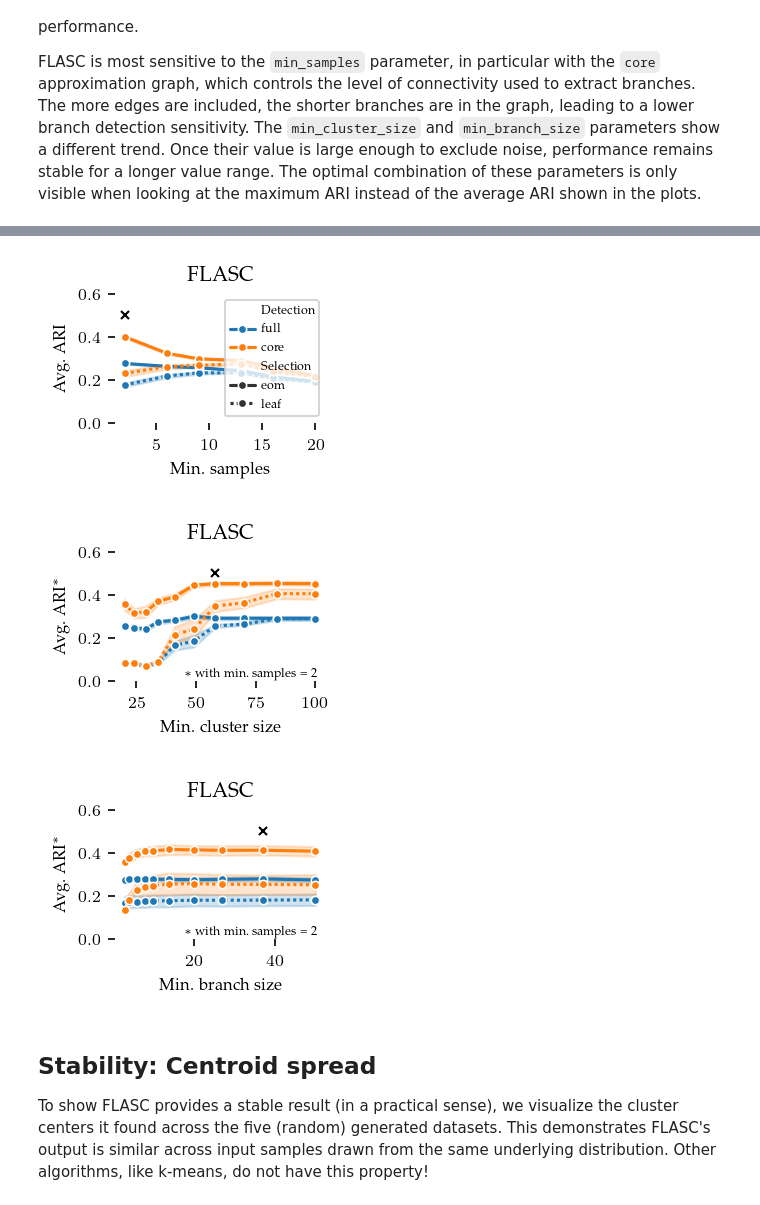
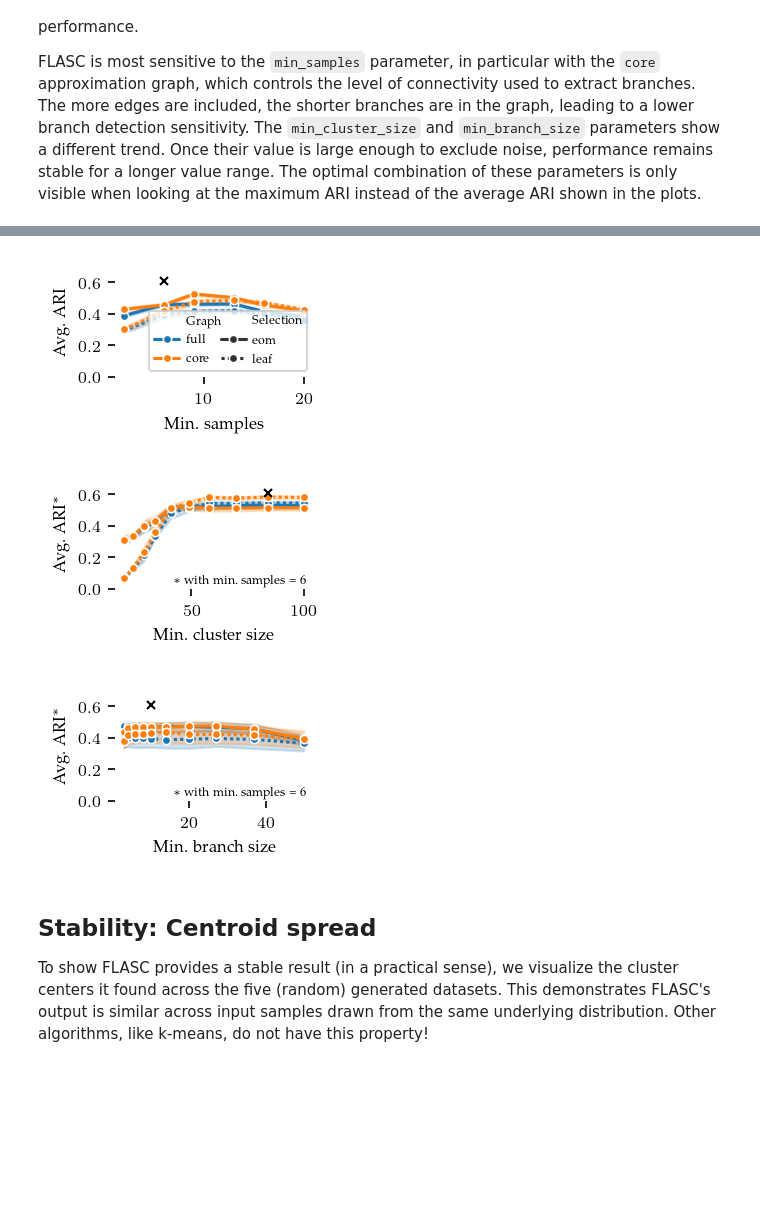
Before and after one commit to vda-lab/pyflasc, a Jupyter notebook: notebooks/Comparison_algorithms.ipynb, the cells around one changed output, grey strips where cells are left out. Drawn from its saved outputs; the diff is of its cells as text; code cells hidden in the pictures; blank space fills up the shorter version.

```diff
--- a/notebooks/Comparison_algorithms.ipynb
+++ b/notebooks/Comparison_algorithms.ipynb
@@ -268,8 +263,13 @@ result_df.to_parquet("data/generated/star_parameter_sweep_results.parquet")
 Now we visualize the algorithms' clusters using the best parameter values we found.
 # %%
 result_df = pd.read_parquet("data/generated/star_parameter_sweep_results.parquet")
-best_cases = result_df.loc[
-    result_df.groupby(["alg", "d"]).apply(lambda x: x.index[np.argmax(x.ari)]).values
+avg_df = result_df.query("repeat == 0")[["alg", "d", *all_params]].copy()
+avg_df["ari"] = np.mean(
+    np.stack([result_df.query("repeat == @i").ari.values for i in range(5)]),
+    axis=0,
+)
+best_cases = avg_df.loc[
+    avg_df.groupby(["alg", "d"]).apply(lambda x: x.index[np.argmax(x.ari)]).values
 ]
 # %% [markdown]
 #### Detected clusters
@@ -427,110 +405,118 @@ plt.show()
 # %%
 sized_fig(0.33)
 sns.lineplot(
     result_df.query("d == 2 and alg=='flasc'").rename(
         columns=dict(
             cluster_selection_method="Selection",
-            branch_detection_method="Detection",
+            branch_detection_method="Graph",
         )
     ),
     style="Selection",
     dashes=["", (1, 1)],
     marker="o",
     markersize=4,
     x="min_samples",
     y="ari",
-    hue="Detection",
+    # errorbar=('sd', 1),
+    hue="Graph",
     palette="tab10",
 )
 best = best_cases.query("d == 2 and alg == 'flasc'")
 plt.plot(best.min_samples, best.ari, "x", color="black", markersize=4)
 legend = plt.legend(
-    columnspacing=0, handlelength=2, handletextpad=0.5, loc="upper right"
+    columnspacing=0, handlelength=2, handletextpad=0.5, loc="lower right", ncols=2,
 )
 adjust_legend_subtitles(legend)
-plt.title("FLASC")
+# plt.title("FLASC")
 plt.xlabel("Min. samples")
 plt.ylabel("Avg. ARI")
-plt.ylim(0, 0.6)
+plt.yticks([0, 0.2, 0.4, 0.6])
+plt.ylim(0, 0.7)
+plt.subplots_adjust(top=1, right=0.97, bottom=0.34, left=0.24)
+plt.savefig('images/star_flasc_min_samples.pdf', pad_inches=0)
 plt.show()
 # %% [output]
-[figure, old version]
+[figure, new version]
 # %%
 sized_fig(0.33)
 sns.lineplot(
-    result_df.query("d == 2 and alg=='flasc' and min_samples==2").rename(
+    result_df.query("d == 2 and alg=='flasc' and min_samples == 6").rename(
         columns=dict(
             cluster_selection_method="Selection",
-            branch_detection_method="Detection",
+            branch_detection_method="Graph",
         )
     ),
     style="Selection",
     dashes=["", (1, 1)],
     marker="o",
     markersize=4,
-    # errorbar=("pi", 50),
+    # errorbar=("sd", 1),
     x="min_cluster_size",
     y="ari",
-    hue="Detection",
+    hue="Graph",
     palette="tab10",
     legend=False,
 )
 plt.plot(best.min_cluster_size, best.ari, "x", color="black", markersize=4)
 adjust_legend_subtitles(legend)
-plt.title("FLASC")
 plt.xlabel("Min. cluster size")
 plt.ylabel("Avg. ARI$^*$")
 plt.text(
-    0.875,
-    0.11,
-    "$*$ with min. samples = 2",
+    0.95,
+    0.35,
+    "$*$ with min. samples = 6",
     fontsize=6,
     ha="right",
     va="bottom",
     transform=plt.gcf().transFigure,
 )
-plt.ylim(0, 0.6)
+plt.yticks([0, 0.2, 0.4, 0.6])
+plt.ylim(0, 0.7)
+plt.subplots_adjust(top=1, right=0.97, bottom=0.34, left=0.24)
+plt.savefig('images/star_flasc_min_cluster_size.pdf', pad_inches=0)
 plt.show()
 # %% [output]
-[figure, old version]
+[figure, new version]
 # %%
 sized_fig(0.33)
 sns.lineplot(
-    result_df.query("d==2 and alg=='flasc' and min_samples==2").rename(
+    result_df.query("d==2 and alg=='flasc' and min_samples == 6").rename(
         columns=dict(
             cluster_selection_method="Selection",
-            branch_detection_method="Detection",
+            branch_detection_method="Graph",
         )
     ),
     style="Selection",
     dashes=["", (1, 1)],
     marker="o",
     markersize=4,
-    # errorbar=("pi", 50),
+    # errorbar=("sd", 1),
     x="min_branch_size",
     y="ari",
-    hue="Detection",
+    hue="Graph",
     palette="tab10",
     legend=False,
 )
 plt.plot(best.min_branch_size, best.ari, "x", color="black", markersize=4)
 adjust_legend_subtitles(legend)
-plt.title("FLASC")
 plt.xlabel("Min. branch size")
 plt.ylabel("Avg. ARI$^*$")
 plt.text(
-    0.875,
-    0.11,
-    "$*$ with min. samples = 2",
+    0.95,
+    0.35,
+    "$*$ with min. samples = 6",
     fontsize=6,
     ha="right",
     va="bottom",
     transform=plt.gcf().transFigure,
 )
-plt.ylim(0, 0.6)
+plt.yticks([0, 0.2, 0.4, 0.6])
+plt.ylim(0, 0.7)
+plt.subplots_adjust(top=1, right=0.97, bottom=0.34, left=0.24)
+plt.savefig('images/star_flasc_min_branch_size.pdf', pad_inches=0)
 plt.show()
 # %% [output]
-[figure, old version]
+[figure, new version]
 # %% [markdown]
 ## Stability: Centroid spread
 
```
Also changed, not shown: parts of 16 cells of this notebook, 42 other files.
